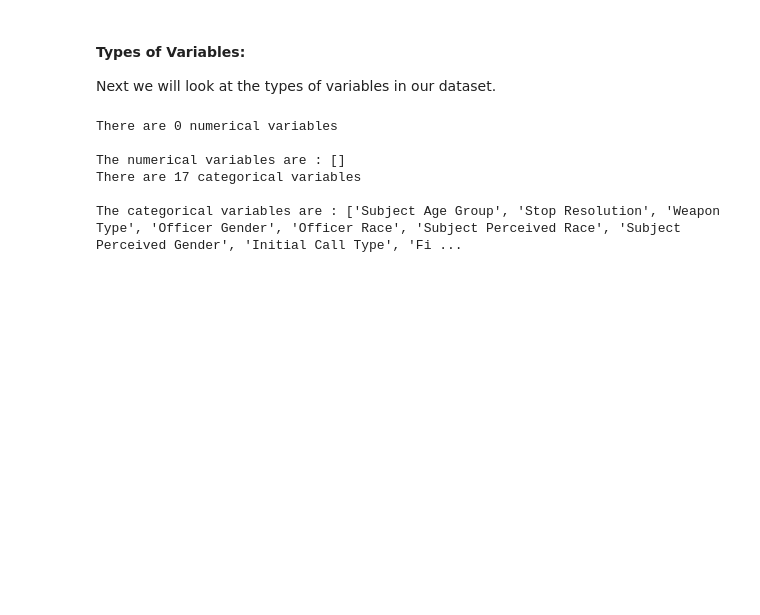
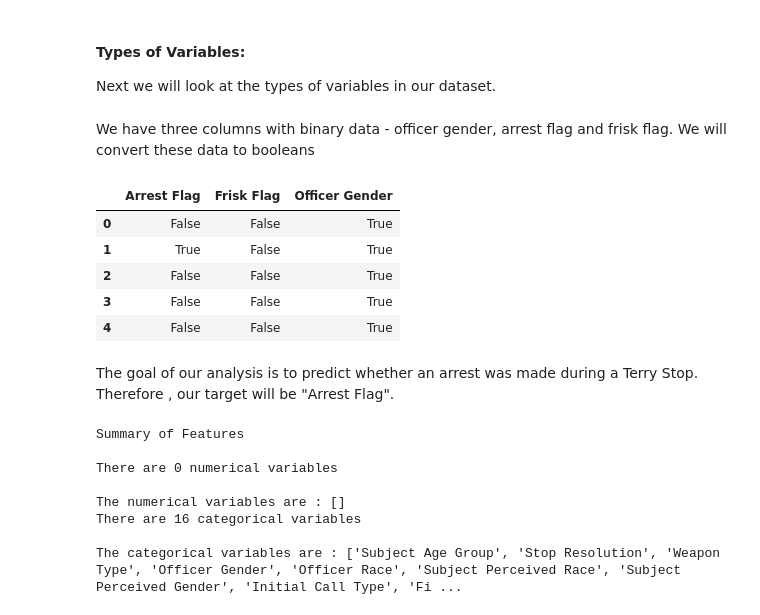
Before and after one commit to MMJGGR/Phase_3_Project, a Jupyter notebook: index.ipynb, the cells around one changed output. Saved outputs shown, nothing was run; the diff lists cells and outputs as text; code cells hidden in the pictures; blank space fills up the shorter version.

```diff
--- a/index.ipynb
+++ b/index.ipynb
@@ -445,3 +445,21 @@ df_preprocessed.describe()
 #### Types of Variables:
 
 Next we will look at the types of variables in our dataset.
+# %% [markdown]
+We have three columns with binary data - officer gender, arrest flag and frisk flag. We will convert these data to booleans
+# %%
+binary_columns = ['Arrest Flag', 'Frisk Flag', 'Officer Gender']
+
+for column in binary_columns:
+    df_preprocessed[column] = df_preprocessed[column] == 'Y' if column in ['Arrest Flag', 'Frisk Flag'] else df_preprocessed[column] == 'M'
+
+df_preprocessed[binary_columns].head()
+# %% [output]
+|  | Arrest Flag | Frisk Flag | Officer Gender |
+| 0 | False | False | True |
+| 1 | True | False | True |
+| 2 | False | False | True |
+| 3 | False | False | True |
+| 4 | False | False | True |
+# %% [markdown]
+The goal of our analysis is to predict whether an arrest was made during a Terry Stop. Therefore , our target will be "Arrest Flag".
@@ -448,18 +469,21 @@ Next we will look at the types of variables in our dataset.
 # %%
-# Identify categorical and numerical variables
-categorical = [var for var in df_preprocessed.columns if df_preprocessed[var].dtype in ['O', 'category']]
-numerical = [var for var in df_preprocessed.columns if df_preprocessed[var].dtype not in ['O', 'category']]
+# Identify categorical and numerical features
+categorical = [var for var in X.columns if X[var].dtype in ['O', 'category', 'bool']]
+numerical = [var for var in X.columns if X[var].dtype not in ['O', 'category','bool']]
 
+print('Summary of Features\n')
 print('There are {} numerical variables\n'.format(len(numerical)))
 print('The numerical variables are :', numerical)
 
 print('There are {} categorical variables\n'.format(len(categorical)))
 print('The categorical variables are :', categorical)
 # %% [output]
+Summary of Features
+
 There are 0 numerical variables
 
 The numerical variables are : []
-There are 17 categorical variables
+There are 16 categorical variables
 
 The categorical variables are : ['Subject Age Group', 'Stop Resolution', 'Weapon Type', 'Officer Gender', 'Officer Race', 'Subject Perceived Race', 'Subject Perceived Gender', 'Initial Call Type', 'Fi ...
 # %% [markdown]
```
Also changed, not shown: parts of 11 cells of this notebook.
